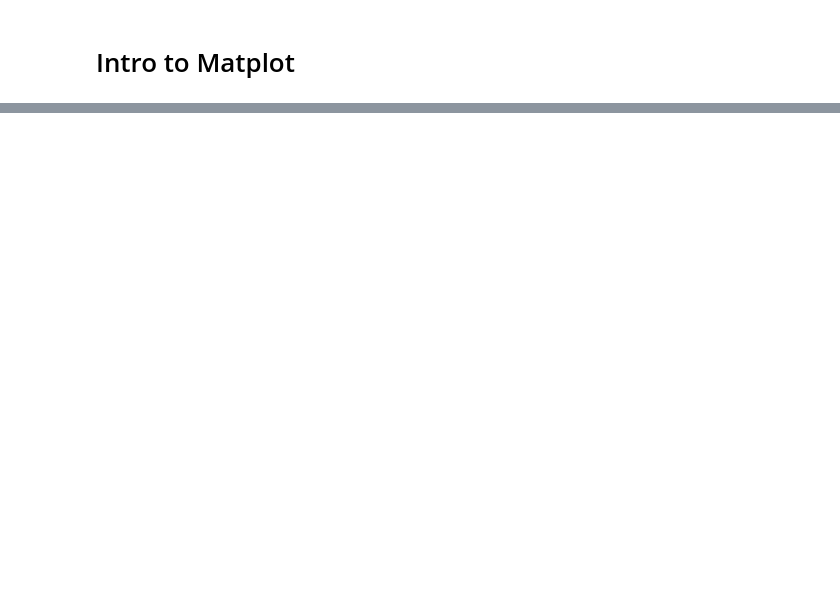
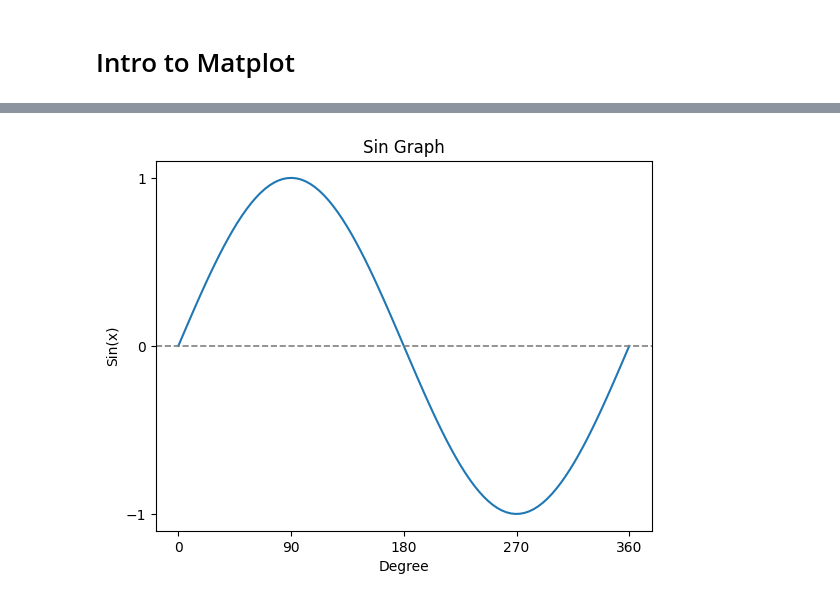
Before and after one commit to BigChungus931/Python-Data-Analyses, a Jupyter notebook: Matplot/Topic 1 Intro to matplot.ipynb, the cells around one changed output, grey strips where cells are left out. Drawn from its saved outputs; the diff is of its cells as text; code cells hidden in the pictures; blank space fills up the shorter version.

```diff
--- a/Matplot/Topic 1 Intro to matplot.ipynb
+++ b/Matplot/Topic 1 Intro to matplot.ipynb
@@ -12,0 +39,21 @@ plt.show()
+# %%
+x = np.linspace(0, 360, 100)
+y = np.sin(np.radians(x))
+
+plt.plot(x, y)
+
+plt.axhline(0, color = "grey", linewidth = 1.2, linestyle = "--")
+
+plt.xticks([0, 90, 180, 270, 360])
+
+plt.yticks([-1, 0, 1])
+
+plt.title("Sin Graph")
+
+plt.ylabel("Sin(x)")
+
+plt.xlabel("Degree")
+
+plt.show()
+# %% [output]
+[figure, added]
```
Also changed, not shown: parts of 3 cells of this notebook, 1 other file.
